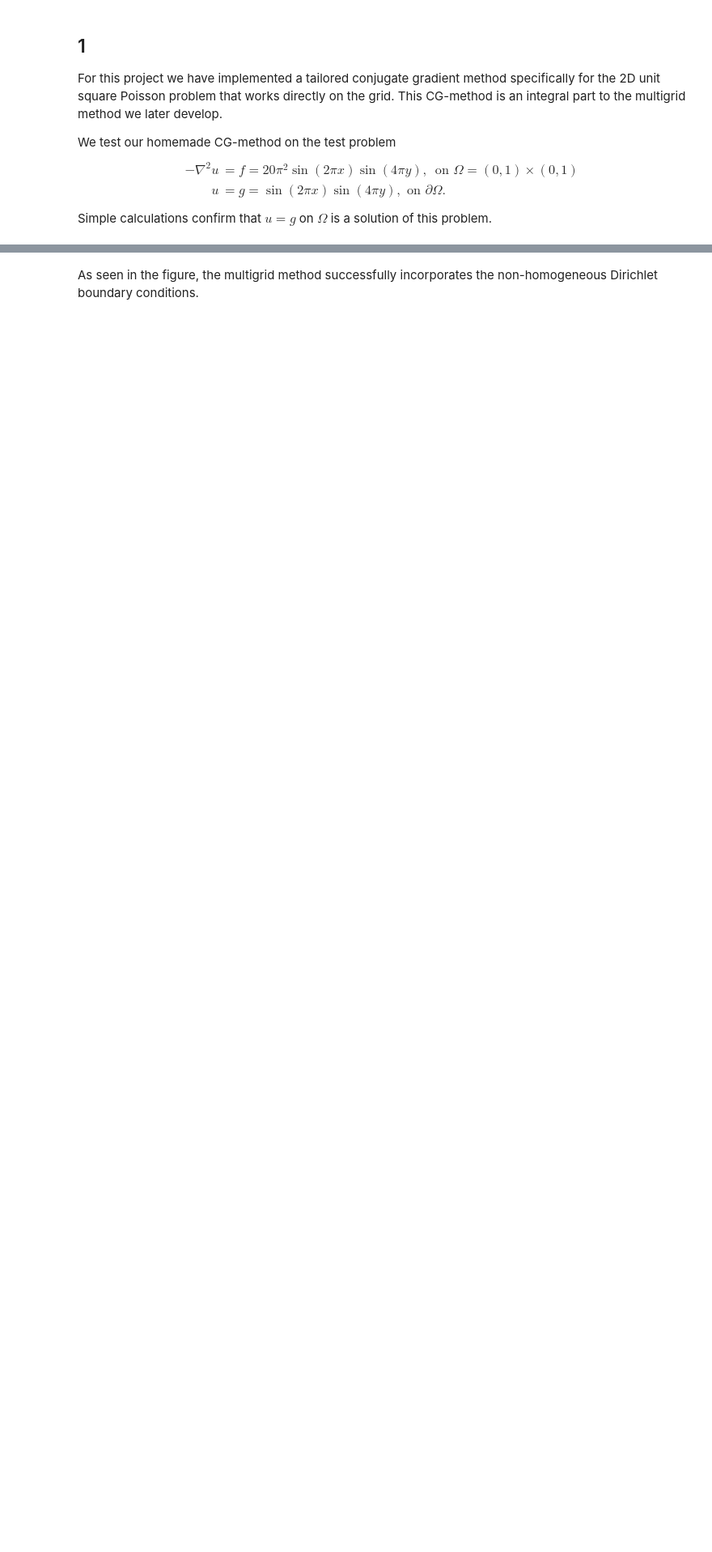
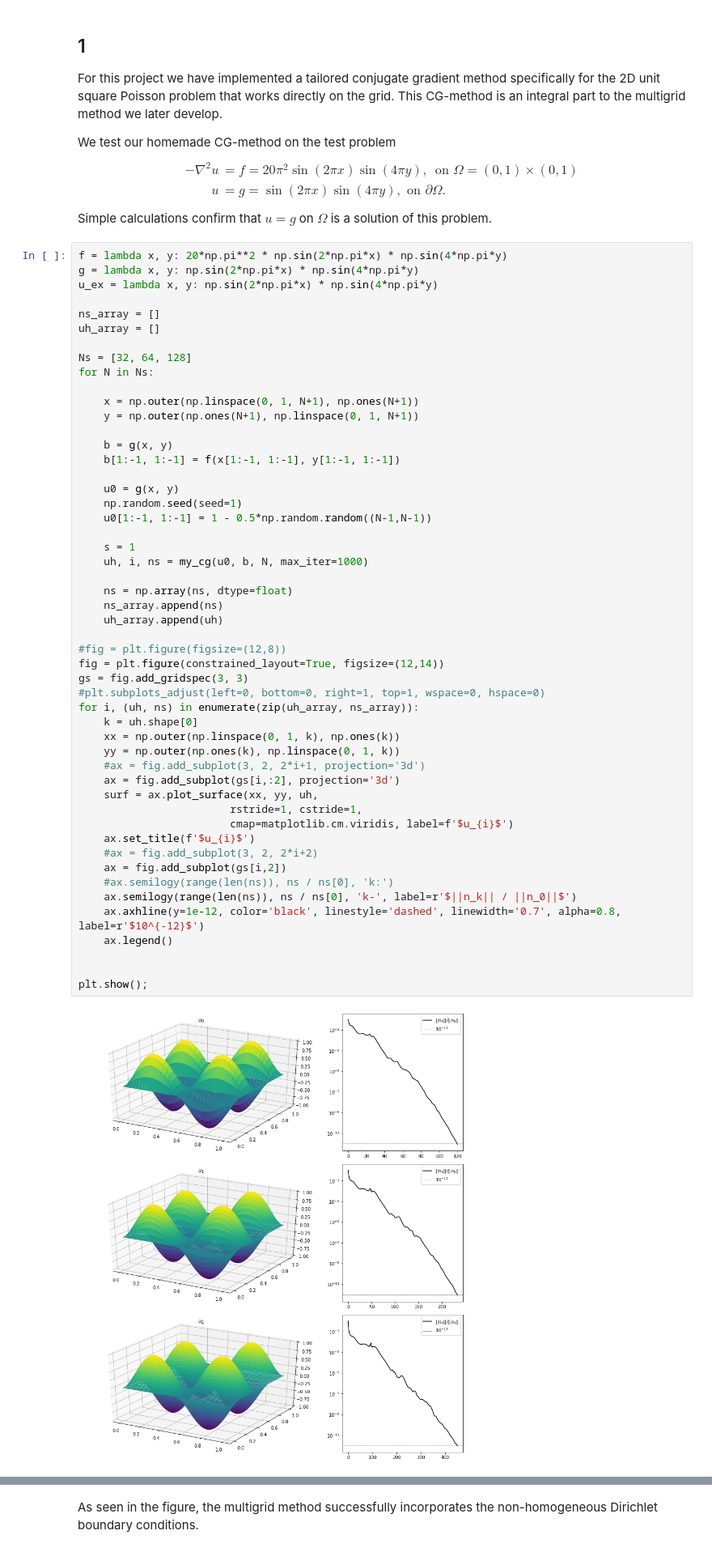
Before and after one commit to ottarph/numla_proj2, a Jupyter notebook: TMA4205_project2-ottar_hellan.ipynb, the cells around one changed output, grey strips where cells are left out. Shown at 81% size. Drawn from its saved outputs; the diff is of its cells as text; blank space fills up the shorter version.

```diff
--- a/TMA4205_project2-ottar_hellan.ipynb
+++ b/TMA4205_project2-ottar_hellan.ipynb
@@ -19,4 +19,57 @@ We test our homemade CG-method on the test problem
     u & = g = \sin(2\pi x) \sin(4\pi y),\text{ on } \partial\Omega.
 \end{align*}
 Simple calculations confirm that $u = g$ on $\Omega$ is a solution of this problem.
+# %%
+f = lambda x, y: 20*np.pi**2 * np.sin(2*np.pi*x) * np.sin(4*np.pi*y)
+g = lambda x, y: np.sin(2*np.pi*x) * np.sin(4*np.pi*y)
+u_ex = lambda x, y: np.sin(2*np.pi*x) * np.sin(4*np.pi*y)
+
+ns_array = []
+uh_array = []
+
+Ns = [32, 64, 128]
+for N in Ns:
+
+    x = np.outer(np.linspace(0, 1, N+1), np.ones(N+1))
+    y = np.outer(np.ones(N+1), np.linspace(0, 1, N+1))
+
+    b = g(x, y)
+    b[1:-1, 1:-1] = f(x[1:-1, 1:-1], y[1:-1, 1:-1])
+
+    u0 = g(x, y)
+    np.random.seed(seed=1)
+    u0[1:-1, 1:-1] = 1 - 0.5*np.random.random((N-1,N-1))
+
+    s = 1
+    uh, i, ns = my_cg(u0, b, N, max_iter=1000)
+
+    ns = np.array(ns, dtype=float)
+    ns_array.append(ns)
+    uh_array.append(uh)
+
+#fig = plt.figure(figsize=(12,8))
+fig = plt.figure(constrained_layout=True, figsize=(12,14))
+gs = fig.add_gridspec(3, 3)
+#plt.subplots_adjust(left=0, bottom=0, right=1, top=1, wspace=0, hspace=0)
+for i, (uh, ns) in enumerate(zip(uh_array, ns_array)):
+    k = uh.shape[0]
+    xx = np.outer(np.linspace(0, 1, k), np.ones(k))
+    yy = np.outer(np.ones(k), np.linspace(0, 1, k))
+    #ax = fig.add_subplot(3, 2, 2*i+1, projection='3d')
+    ax = fig.add_subplot(gs[i,:2], projection='3d')
+    surf = ax.plot_surface(xx, yy, uh,
+                        rstride=1, cstride=1,
+                        cmap=matplotlib.cm.viridis, label=f'$u_{i}$')
+    ax.set_title(f'$u_{i}$')
+    #ax = fig.add_subplot(3, 2, 2*i+2)
+    ax = fig.add_subplot(gs[i,2])
+    #ax.semilogy(range(len(ns)), ns / ns[0], 'k:')
+    ax.semilogy(range(len(ns)), ns / ns[0], 'k-', label=r'$||n_k|| / ||n_0||$')
+    ax.axhline(y=1e-12, color='black', linestyle='dashed', linewidth='0.7', alpha=0.8, label=r'$10^{-12}$')
+    ax.legend()
+
+
+plt.show();
+# %% [output]
+[figure, added]
 # %%
```
Also changed, not shown: parts of 6 cells of this notebook, 2 other files.
